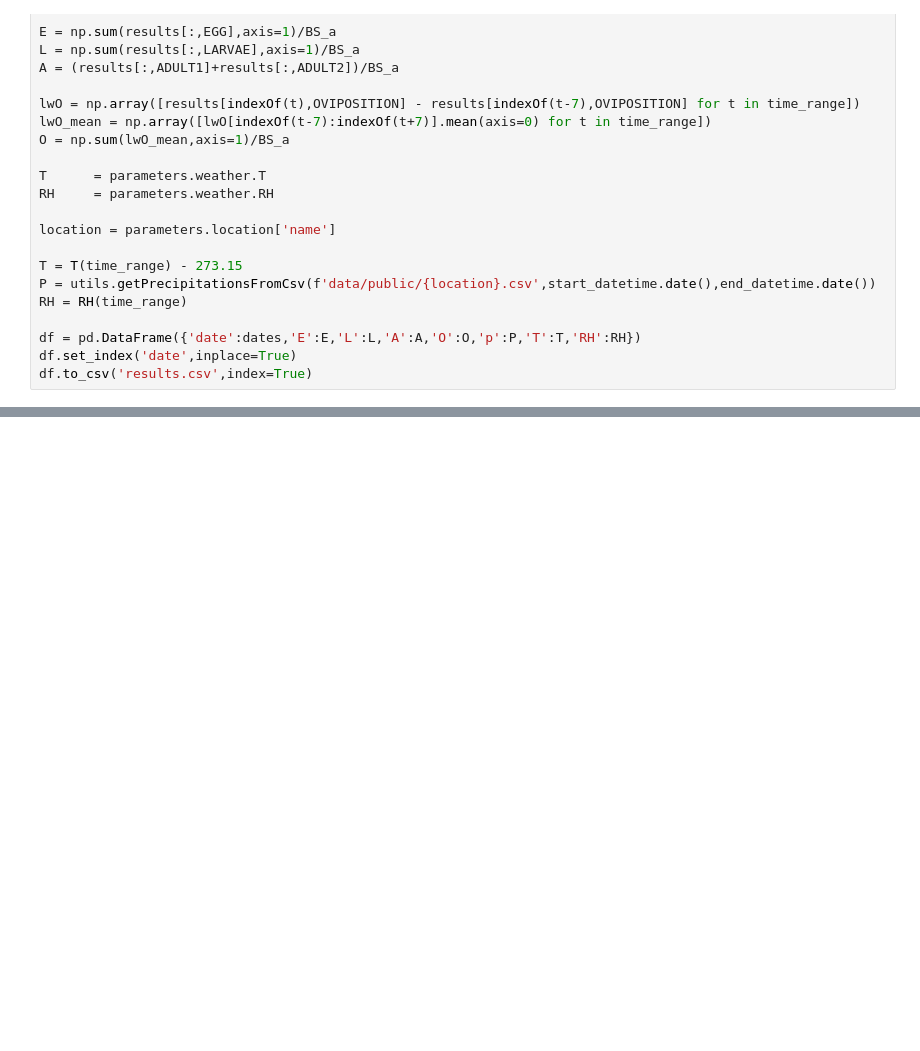
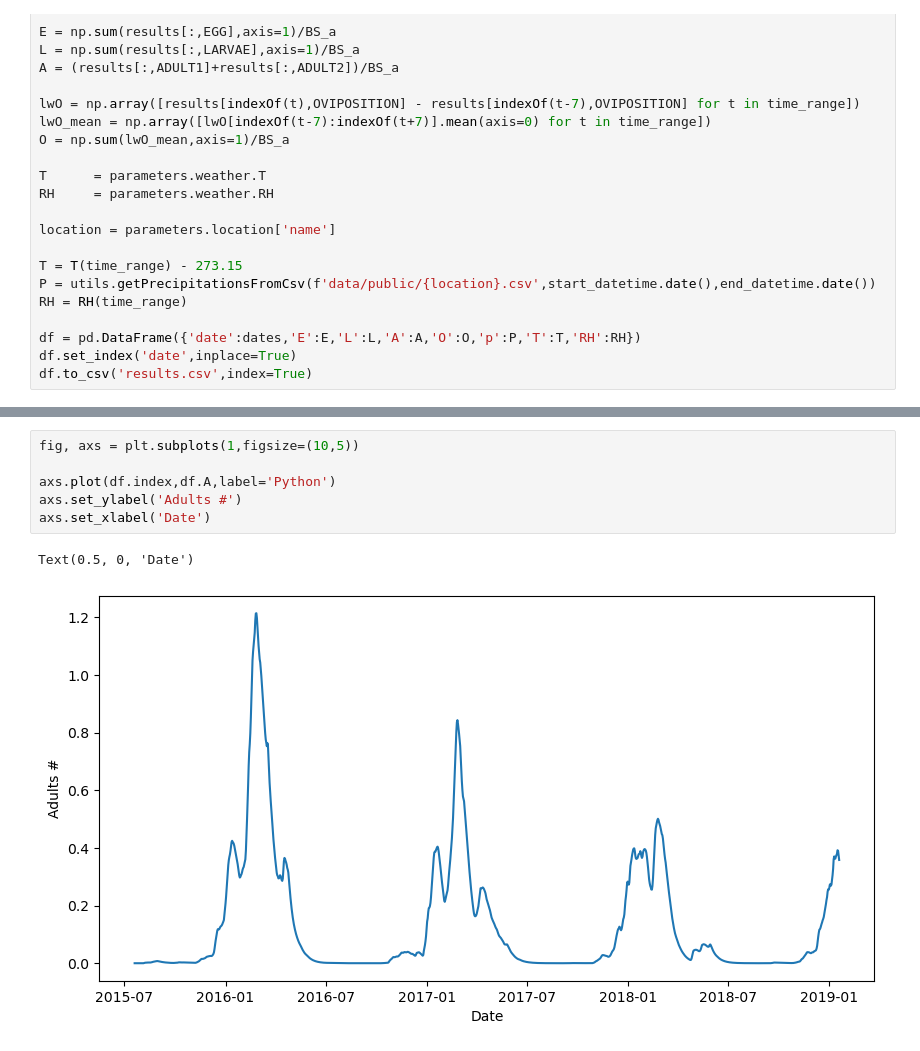
Before and after one commit to InstitutoGulich/aedes, a Jupyter notebook: example.ipynb, the cells around one changed output, grey strips where cells are left out. Saved outputs shown, nothing was run; the diff lists cells and outputs as text; blank space fills up the shorter version.

```diff
--- a/example.ipynb
+++ b/example.ipynb
@@ -167,0 +111,9 @@ axs[1].set_ylabel('Relative error (%)');
+# %%
+fig, axs = plt.subplots(1,figsize=(10,5))
+
+axs.plot(df.index,df.A,label='Python')
+axs.set_ylabel('Adults #')
+axs.set_xlabel('Date')
+# %% [output]
+Text(0.5, 0, 'Date')
+[figure, added]
```
Also changed, not shown: parts of 10 cells of this notebook, 1 other file.
